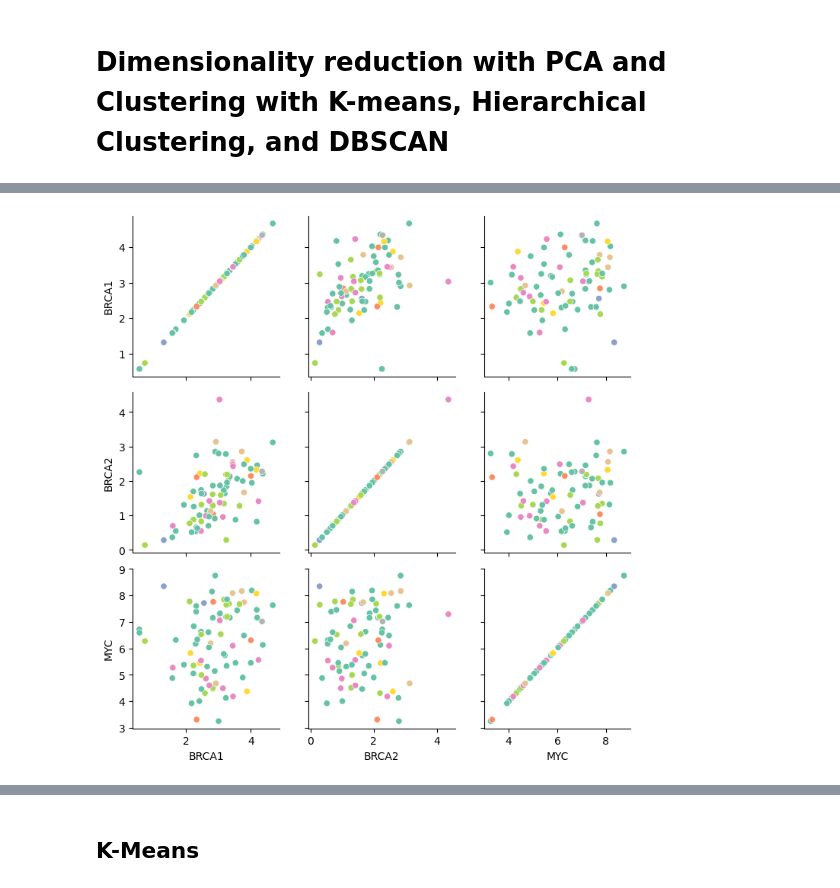
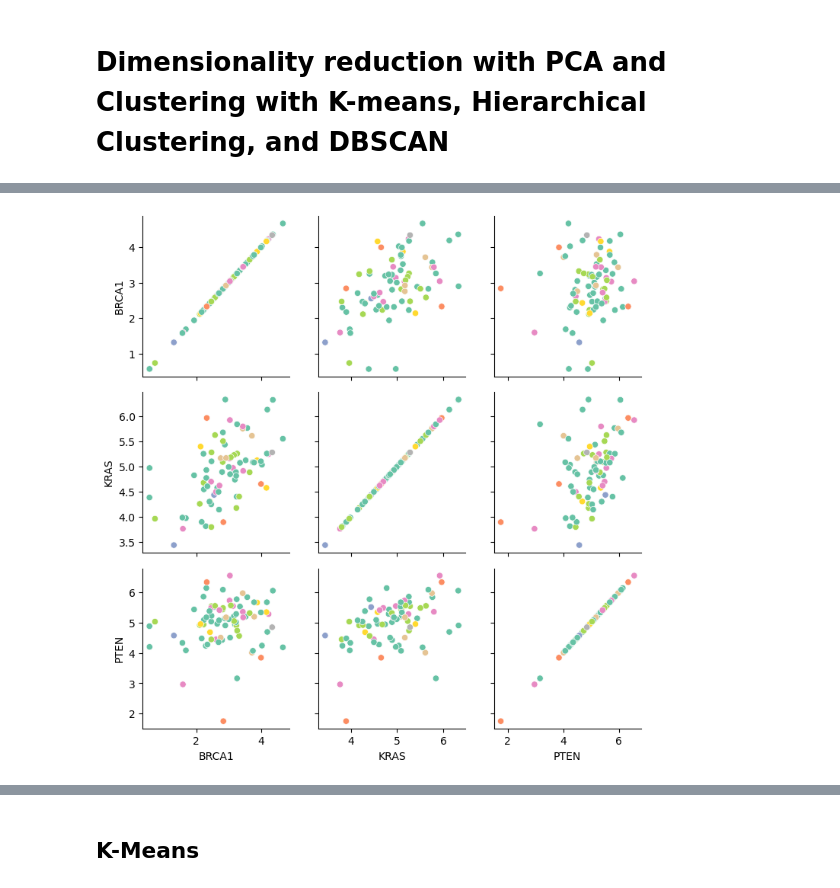
Before and after one commit to isabellaorlando1/Grosso-Orlando-Module-4-Cancer, a Jupyter notebook: code/in_class_DR_clustering.ipynb, the cells around one changed output, grey strips where cells are left out. Saved outputs shown, nothing was run; the diff lists cells and outputs as text; code cells hidden in the pictures.

```diff
--- a/code/in_class_DR_clustering.ipynb
+++ b/code/in_class_DR_clustering.ipynb
@@ -49,9 +49,9 @@ BRCA_data = data[cancer_samples]
 with open(r"C:\Users\isabe\OneDrive\Documents\BME2315\Module-4-Cancer-Grosso-Orlando\Grosso-Orlando-Module-4-Cancer\code\Menyhart_JPA_CancerHallmarks_core.txt","r") as f:
     lines = f.readlines()
 
-gi_line = lines[3].split("\t") #line 4 - index 3
+
 sp_line = lines[8].split("\t") #line 9 - index 8
-desired_gene_list = [gene.strip() for gene in gi_line + sp_line if gene.strip() not in ["GENOME INSTABILITY", "SUSTAINING PROLIFERATIVE SIGNALING",""]]
+desired_gene_list = [gene.strip() for gene in sp_line if gene.strip() not in ["SUSTAINING PROLIFERATIVE SIGNALING",""]]
 desired_gene_list = list(set(desired_gene_list))
 gene_list = [gene for gene in desired_gene_list if gene in BRCA_data.index]
 for gene in desired_gene_list:
@@ -120,10 +120,10 @@ data
 # %%
-df = BRCA_merged[['BRCA1','BRCA2','MYC']].copy()
+df = BRCA_merged[['BRCA1','KRAS','PTEN']].copy()
 df["cluster"] = BRCA_merged['ajcc_tumor_pathologic_pt'].astype(str)
 g = sns.PairGrid(df, hue = "cluster", palette = "Set2")
 g.map(sns.scatterplot)
 g.add_legend
 plt.show()
 # %% [output]
-[figure, old version]
+[figure, new version]
 # %%
```
Also changed, not shown: parts of 15 cells of this notebook.
